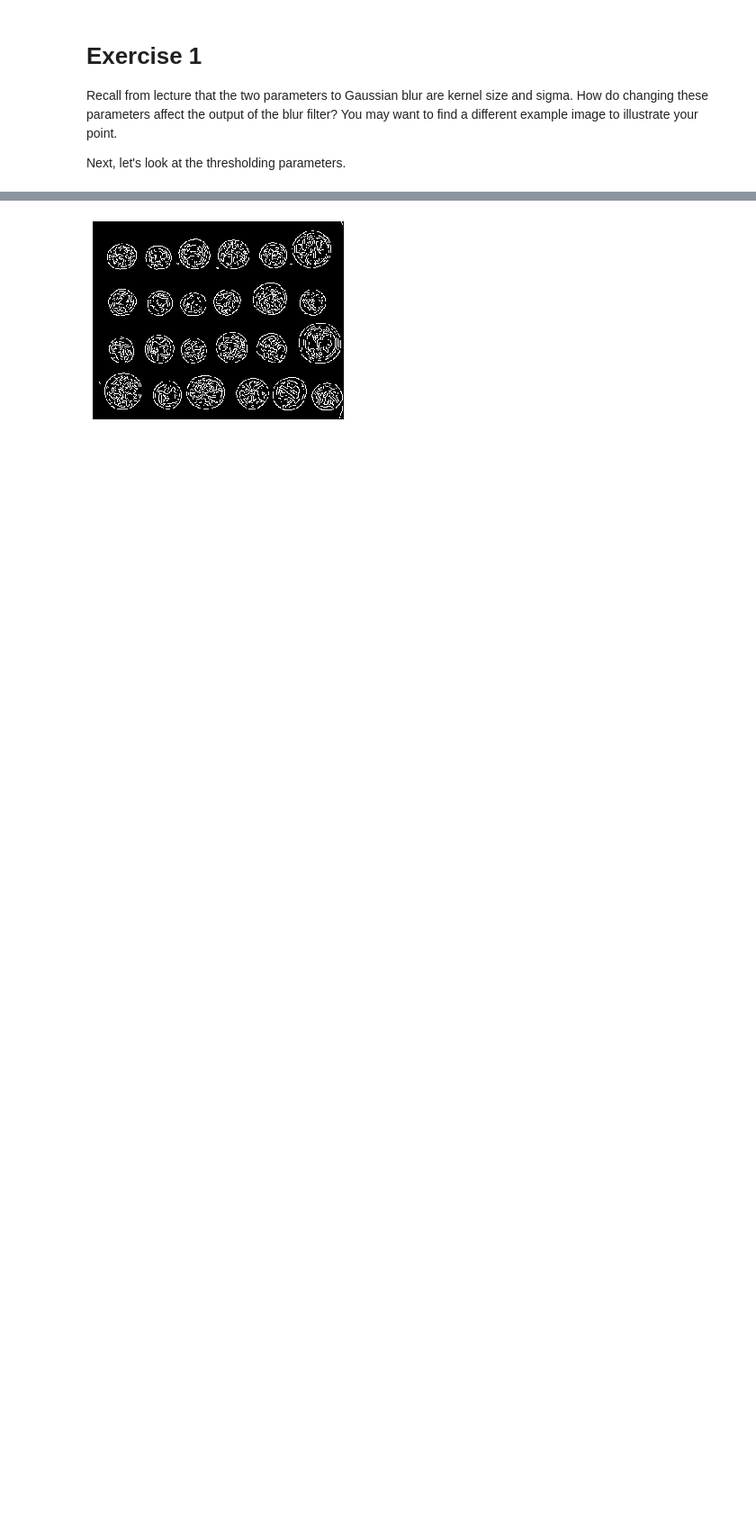
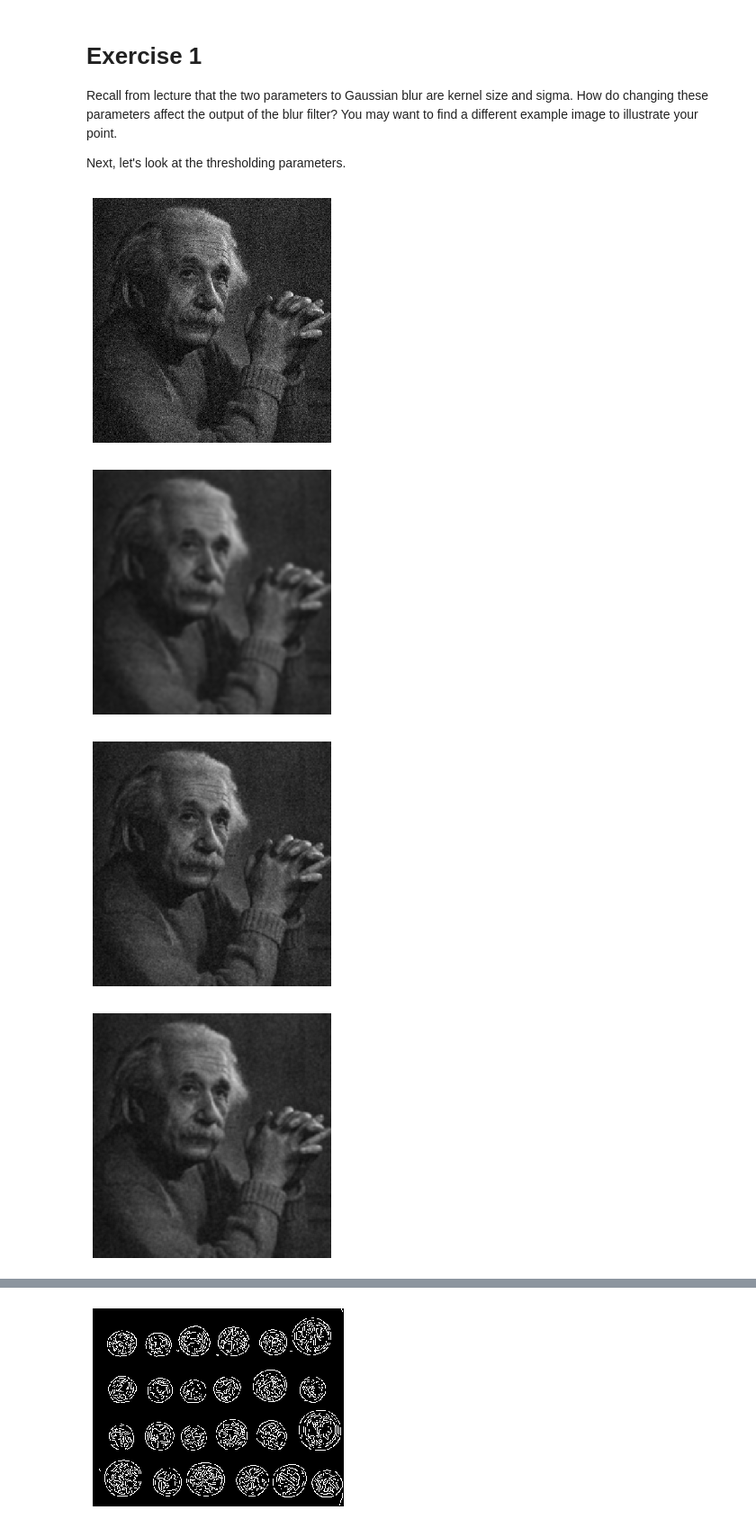
Before and after one commit to yrafalin/ComputerVision, a Jupyter notebook: EdgeDetection/Advanced edge detection.ipynb, the cells around one changed output, grey strips where cells are left out. Shown at 90% size. Cells and saved outputs as stored; diff of their text form; code cells hidden in the pictures; blank space fills up the shorter version.

Commit message:
Mess with Gaussian+Canny

```diff
--- a/EdgeDetection/Advanced edge detection.ipynb
+++ b/EdgeDetection/Advanced edge detection.ipynb
@@ -59,3 +59,21 @@ display(simple_blur_image)
 Recall from lecture that the two parameters to Gaussian blur are kernel size and sigma. How do changing these parameters affect the output of the blur filter? You may want to find a different example image to illustrate your point.
 
 Next, let's look at the thresholding parameters.
+# %%
+blur_image = cv2.GaussianBlur(image, (1,1), 0)
+display(blur_image)
+blur_image = cv2.GaussianBlur(image, (15,15), 0)
+display(blur_image)
+blur_image = cv2.GaussianBlur(image, (5,5), 1)
+display(blur_image)
+blur_image = cv2.GaussianBlur(image, (5,5), 4)
+display(blur_image)
+blur_image = cv2.GaussianBlur(image, (15,15), 4)
+display(blur_image)
+blur_image = cv2.GaussianBlur(image, (5,5), 100)
+display(blur_image)
+# %% [output]
+[figure, added]
+[figure, added]
+[figure, added]
+[figure, added]
```
Also changed, not shown: parts of 23 cells of this notebook.
